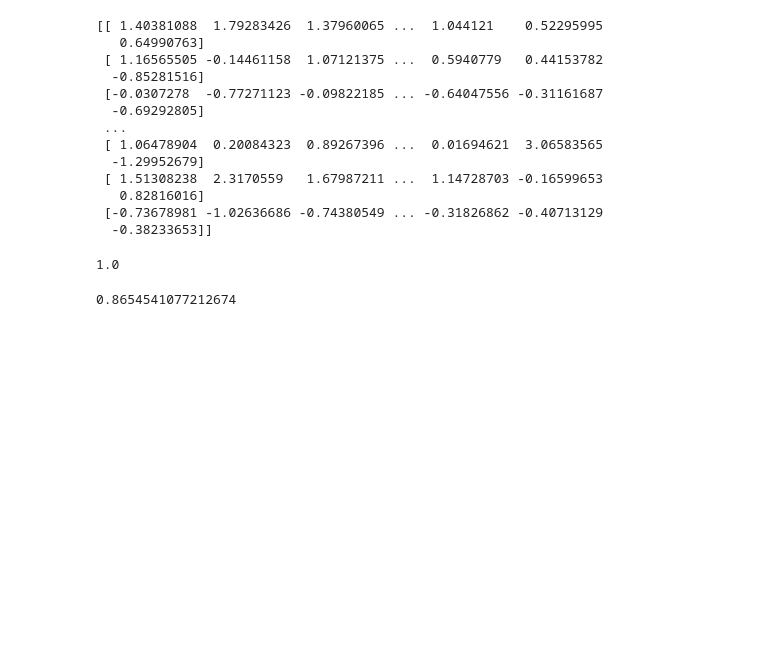
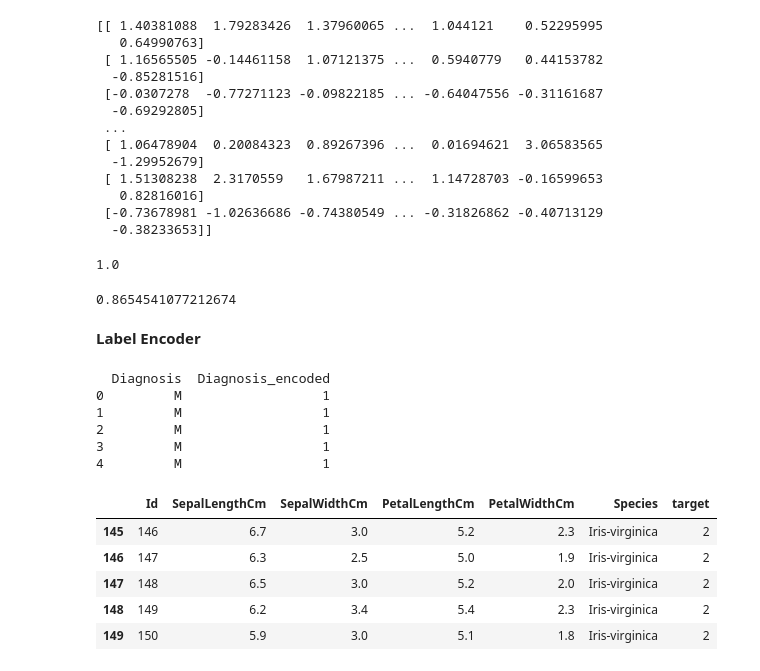
Before and after one commit to DevSecOps-Stack/ML-Prerequisites, a Jupyter notebook: ml_beginner_ml.ipynb, the cells around one changed output. Drawn from its saved outputs; the diff is of its cells as text; code cells hidden in the pictures; blank space fills up the shorter version.

```diff
--- a/ml_beginner_ml.ipynb
+++ b/ml_beginner_ml.ipynb
@@ -944,3 +944,56 @@ print(X_train_standardized.std())
 print(X_test_standardized.std())
 # %% [output]
 0.8654541077212674
+# %% [markdown]
+**Label Encoder**
+# %%
+# Import necessary libraries
+import pandas as pd
+from sklearn.preprocessing import LabelEncoder
+from sklearn.datasets import load_breast_cancer
+
+# Load the breast cancer dataset (scikit-learn's built-in dataset)
+data = load_breast_cancer()
+
+# Create a DataFrame with features and target
+df = pd.DataFrame(data['data'], columns=data['feature_names'])
+df['target'] = data['target']
+
+# Let's assume 'target' is already in 0s and 1s, representing Malignant (0) and Benign (1)
+# But if it was categorical like 'M' and 'B', we could use LabelEncoder
+
+# For demonstration, let's create a sample categorical column 'Diagnosis' with 'M' and 'B'
+df['Diagnosis'] = df['target'].apply(lambda x: 'M' if x == 0 else 'B')
+
+# Initialize LabelEncoder
+label_encoder = LabelEncoder()
+
+# Fit and transform the 'Diagnosis' column
+df['Diagnosis_encoded'] = label_encoder.fit_transform(df['Diagnosis'])
+
+# Print a few rows to see the changes
+print(df[['Diagnosis', 'Diagnosis_encoded']].head())
+# %% [output]
+  Diagnosis  Diagnosis_encoded
+0         M                  1
+1         M                  1
+2         M                  1
+3         M                  1
+4         M                  1
+# %%
+iris=pd.read_csv('/content/Iris.csv')
+iris.head()
+iris_labels = iris['Species']
+iris['target'] = iris_labels
+iris['target'].value_counts()
+iris_label_encoder = LabelEncoder()
+iris['target'] = iris_label_encoder.fit_transform(iris['target'])
+iris['target'].value_counts()
+iris.tail()
+# %% [output]
+|  | Id | SepalLengthCm | SepalWidthCm | PetalLengthCm | PetalWidthCm | Species | target |
+| 145 | 146 | 6.7 | 3.0 | 5.2 | 2.3 | Iris-virginica | 2 |
+| 146 | 147 | 6.3 | 2.5 | 5.0 | 1.9 | Iris-virginica | 2 |
+| 147 | 148 | 6.5 | 3.0 | 5.2 | 2.0 | Iris-virginica | 2 |
+| 148 | 149 | 6.2 | 3.4 | 5.4 | 2.3 | Iris-virginica | 2 |
+| 149 | 150 | 5.9 | 3.0 | 5.1 | 1.8 | Iris-virginica | 2 |
```
